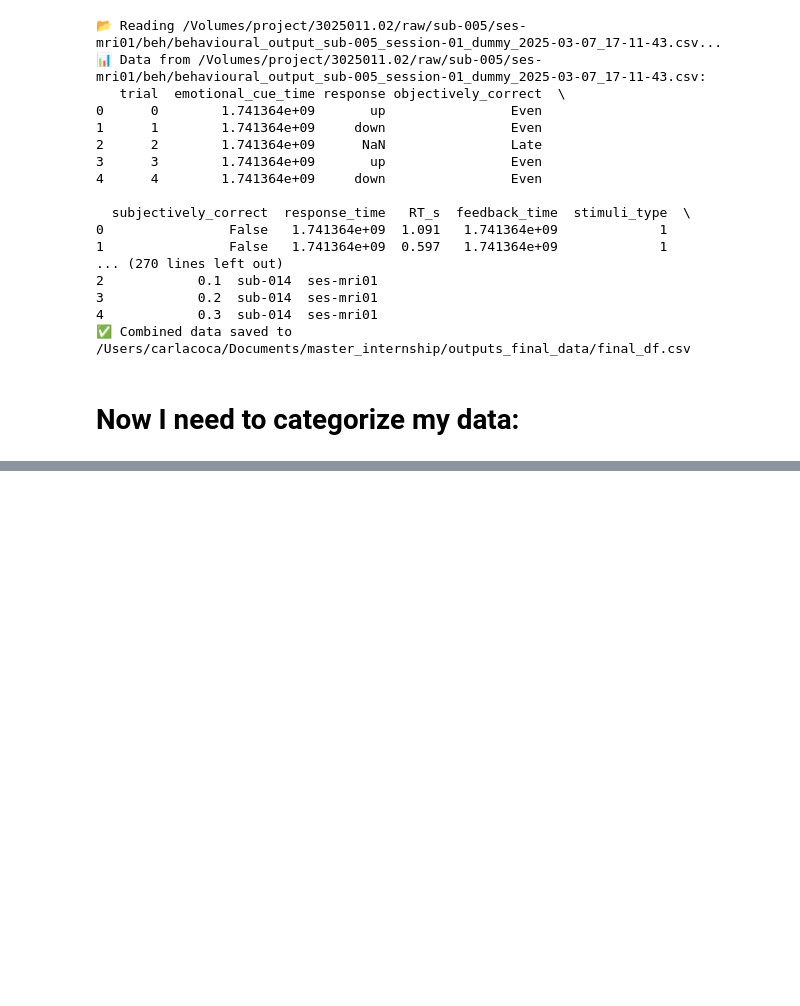
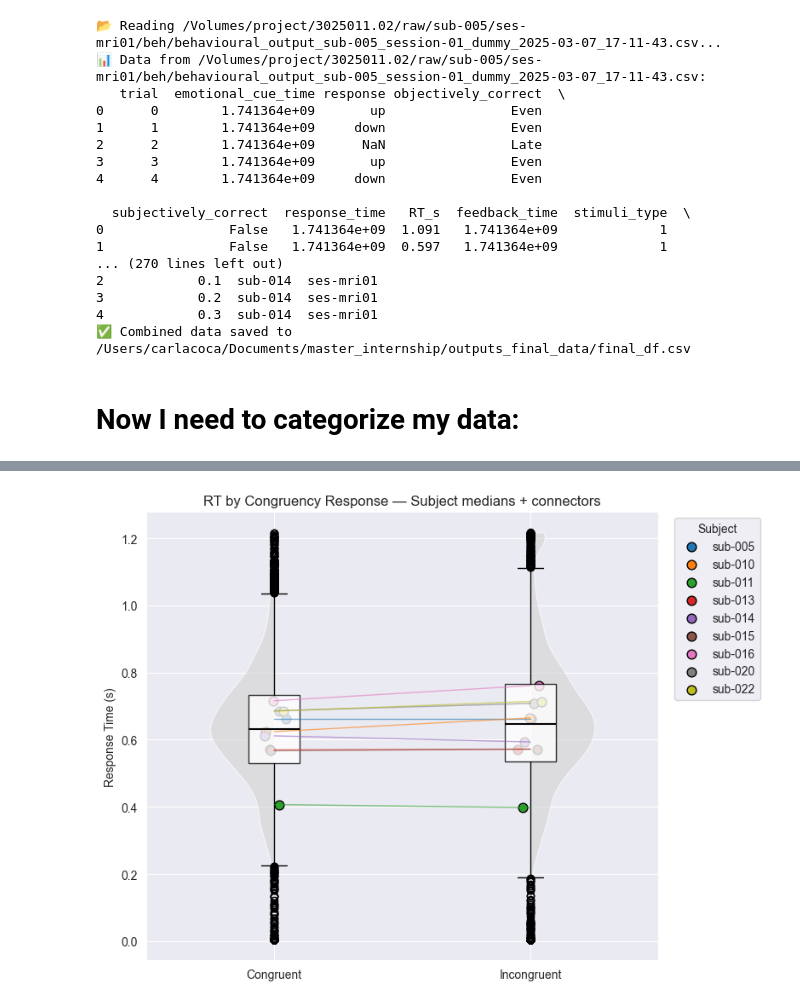
Before and after one commit to carla-coca/my-random-progress-thesis, a Jupyter notebook: Analyses_categorization+modelling.ipynb, the cells around one changed output, grey strips where cells are left out. Saved outputs shown, nothing was run; the diff lists cells and outputs as text; code cells hidden in the pictures; blank space fills up the shorter version.

```diff
--- a/Analyses_categorization+modelling.ipynb
+++ b/Analyses_categorization+modelling.ipynb
@@ -536,0 +432,94 @@ plt.show()
+# %%
+import pandas as pd
+import numpy as np
+import matplotlib.pyplot as plt
+
+# 0) Load your data
+# Adjust the path to wherever your CSV lives
+df = pd.read_csv(
+    "/Users/carlacoca/Documents/master_internship/outputs_final_data/final_df.csv",
+    sep=";"
+)
+
+# 1) Settings
+conds      = ['congruent', 'incongruent']
+positions  = [1, 2]                            # x-positions for the two conditions
+subjects   = sorted(df['subject'].unique())   # list of all subjects
+cmap       = plt.get_cmap('tab10')
+colors     = {subj: cmap(i % 10) for i, subj in enumerate(subjects)}
+
+# 2) Start the figure
+fig, ax = plt.subplots(figsize=(8, 6))
+
+# 3) Half-violins (clipped) of the full RT distributions
+all_data = [df[df['congruency_response'] == c]['RT_s'].values for c in conds]
+parts = ax.violinplot(all_data, positions=positions, showextrema=False)
+for body, pos in zip(parts['bodies'], positions):
+    verts = body.get_paths()[0].vertices
+    if pos == 1:
+        # left half of the violin
+        verts[:, 0] = np.clip(verts[:, 0], -np.inf, pos)
+    else:
+        # right half of the violin
+        verts[:, 0] = np.clip(verts[:, 0], pos, np.inf)
+    body.set_facecolor('lightgray')
+    body.set_alpha(0.6)
+
+# 4) Semi-transparent boxplots at the same positions
+ax.boxplot(
+    all_data,
+    positions=positions,
+    widths=0.2,
+    patch_artist=True,
+    boxprops=dict(facecolor='white', edgecolor='k', alpha=0.8),
+    medianprops=dict(color='black', linewidth=1.5),
+    whiskerprops=dict(color='black'),
+    capprops=dict(color='black'),
+    flierprops=dict(markeredgecolor='black')
+)
+
+# 5) Compute each subject’s median RT per condition
+med_rt = (
+    df
+    .groupby(['subject', 'congruency_response'])['RT_s']
+    .median()
+    .unstack()
+)
+
+# 6) Draw connecting lines (one per subject)
+for subj in subjects:
+    y1 = med_rt.loc[subj, 'congruent']
+    y2 = med_rt.loc[subj, 'incongruent']
+    ax.plot(
+        positions,
+        [y1, y2],
+        color=colors[subj],
+        alpha=0.6,
+        linewidth=1
+    )
+
+# 7) Overlay one jittered dot per subject (colored) at each position
+for subj in subjects:
+    for i, pos in enumerate(positions):
+        cond = conds[i]
+        y = med_rt.loc[subj, cond]
+        x = pos + np.random.uniform(-0.05, 0.05)
+        ax.scatter(
+            x, y,
+            color=colors[subj],
+            s=60,
+            edgecolor='k',
+            label=subj if i == 0 else ""
+        )
+
+# 8) Final formatting
+ax.set_xticks(positions)
+ax.set_xticklabels([c.capitalize() for c in conds])
+ax.set_ylabel('Response Time (s)')
+ax.set_title('RT by Congruency Response — Subject medians + connectors')
+ax.legend(title='Subject', bbox_to_anchor=(1.02, 1), loc='upper left')
+
+plt.tight_layout()
+plt.show()
+# %% [output]
+[figure, added]
```
Also changed, not shown: parts of 14 cells of this notebook.
